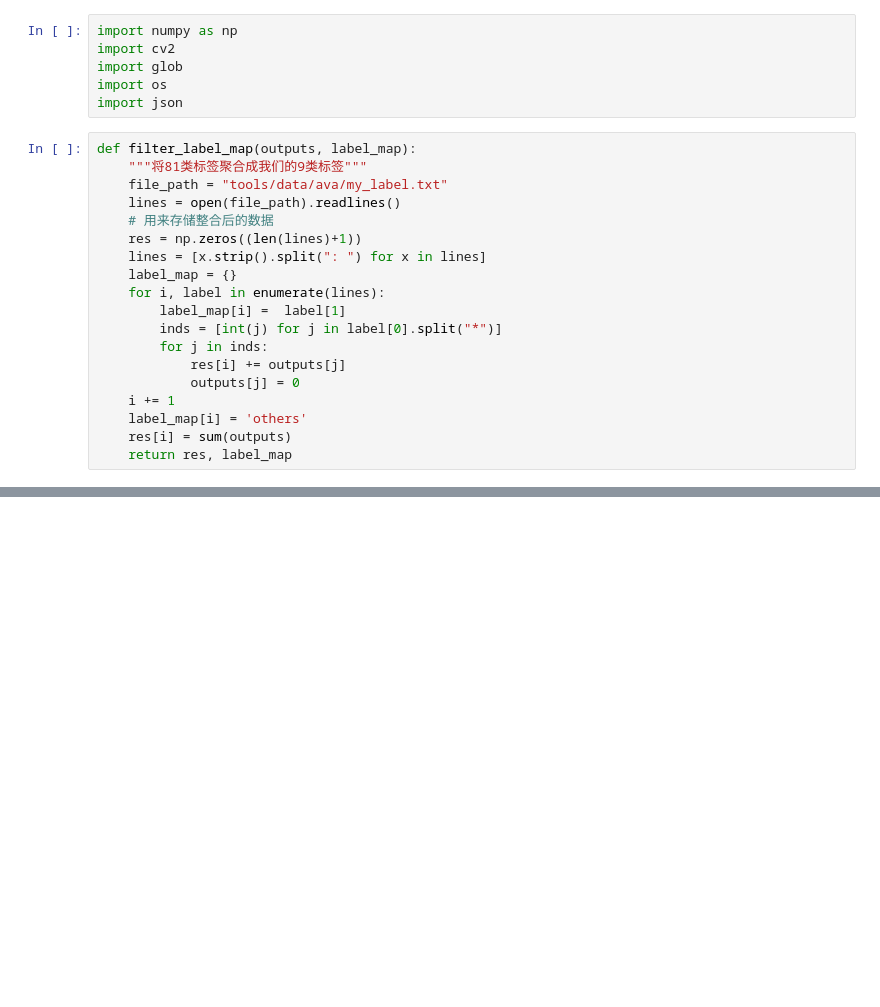
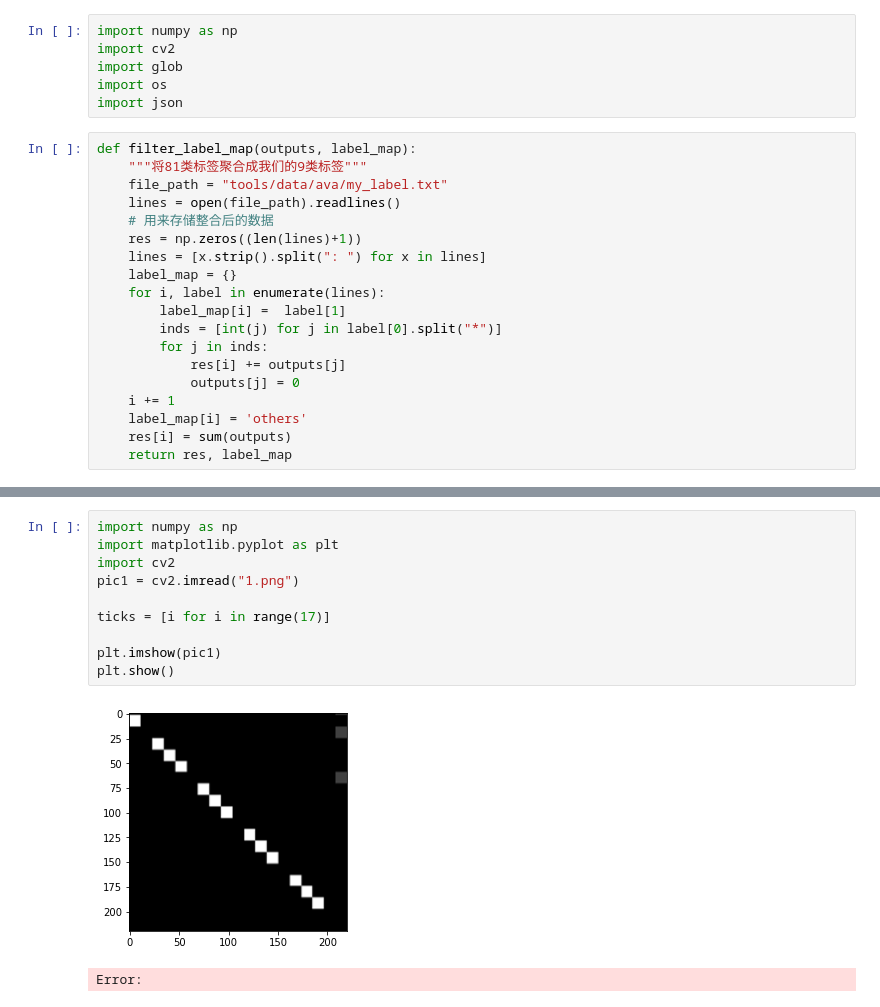
Before and after one commit to DownToParadise/human-detection, a Jupyter notebook: test.ipynb, the cells around one changed output, grey strips where cells are left out. Saved outputs shown, nothing was run; the diff lists cells and outputs as text; blank space fills up the shorter version.

```diff
--- a/test.ipynb
+++ b/test.ipynb
@@ -168,0 +520,13 @@ data
+# %%
+import numpy as np
+import matplotlib.pyplot as plt
+import cv2
+pic1 = cv2.imread("1.png")
+
+ticks = [i for i in range(17)]
+
+plt.imshow(pic1)
+plt.show()
+# %% [output]
+[figure, added]
+Error:
```
Also changed, not shown: parts of 12 cells of this notebook, 11 other files.
